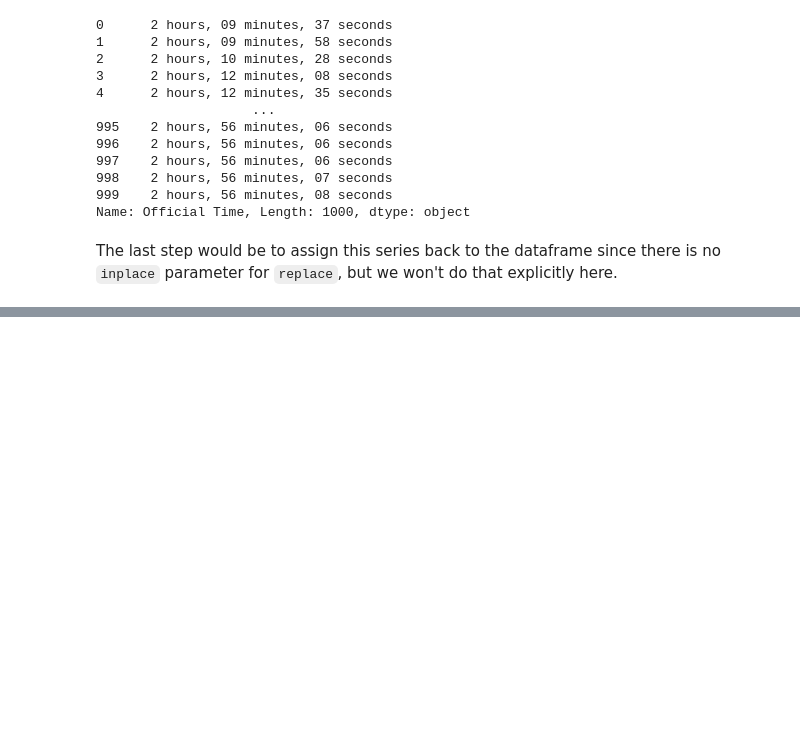
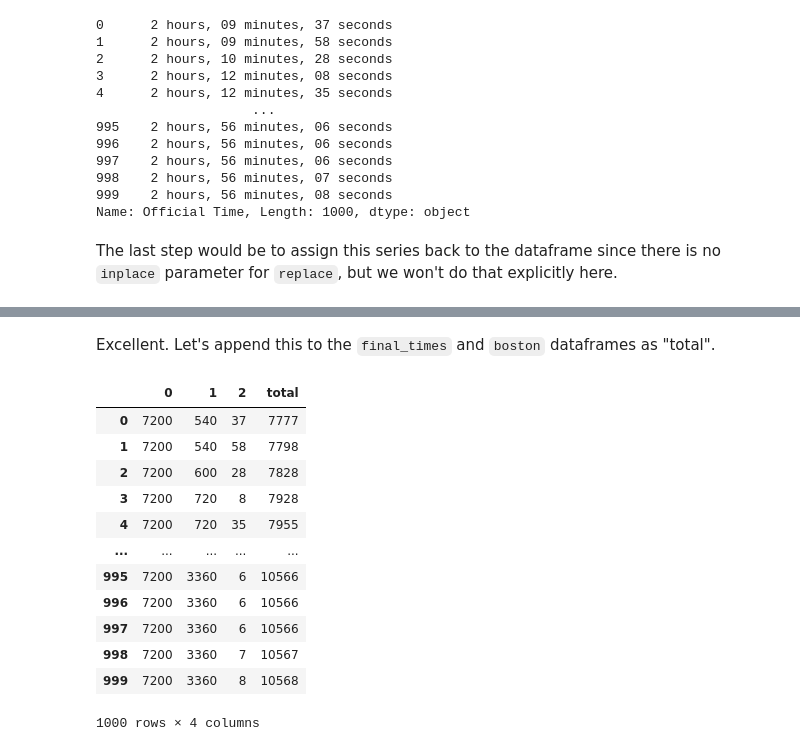
Before and after one commit to jgabunilas/pandas-bootcamp, a Jupyter notebook: Section11_Regex_and_Text_Manipulation/Section11_Regex_and_Text_Manipulation.ipynb, the cells around one changed output, grey strips where cells are left out. Cells and saved outputs as stored; diff of their text form; code cells hidden in the pictures; blank space fills up the shorter version.

```diff
--- a/Section11_Regex_and_Text_Manipulation/Section11_Regex_and_Text_Manipulation.ipynb
+++ b/Section11_Regex_and_Text_Manipulation/Section11_Regex_and_Text_Manipulation.ipynb
@@ -1821,0 +1960,2 @@ The last step would be to assign this series back to the dataframe since there i
+# %% [markdown]
+Excellent. Let's append this to the `final_times` and `boston` dataframes as "total".
@@ -1821,0 +1964,18 @@ The last step would be to assign this series back to the dataframe since there i
+# %%
+final_times['total'] = total
+# %%
+final_times
+# %% [output]
+|  | 0 | 1 | 2 | total |
+| 0 | 7200 | 540 | 37 | 7777 |
+| 1 | 7200 | 540 | 58 | 7798 |
+| 2 | 7200 | 600 | 28 | 7828 |
+| 3 | 7200 | 720 | 8 | 7928 |
+| 4 | 7200 | 720 | 35 | 7955 |
+| ... | ... | ... | ... | ... |
+| 995 | 7200 | 3360 | 6 | 10566 |
+| 996 | 7200 | 3360 | 6 | 10566 |
+| 997 | 7200 | 3360 | 6 | 10566 |
+| 998 | 7200 | 3360 | 7 | 10567 |
+| 999 | 7200 | 3360 | 8 | 10568 |
+1000 rows × 4 columns
```
Also changed, not shown: parts of 34 cells of this notebook, 1 other file.
